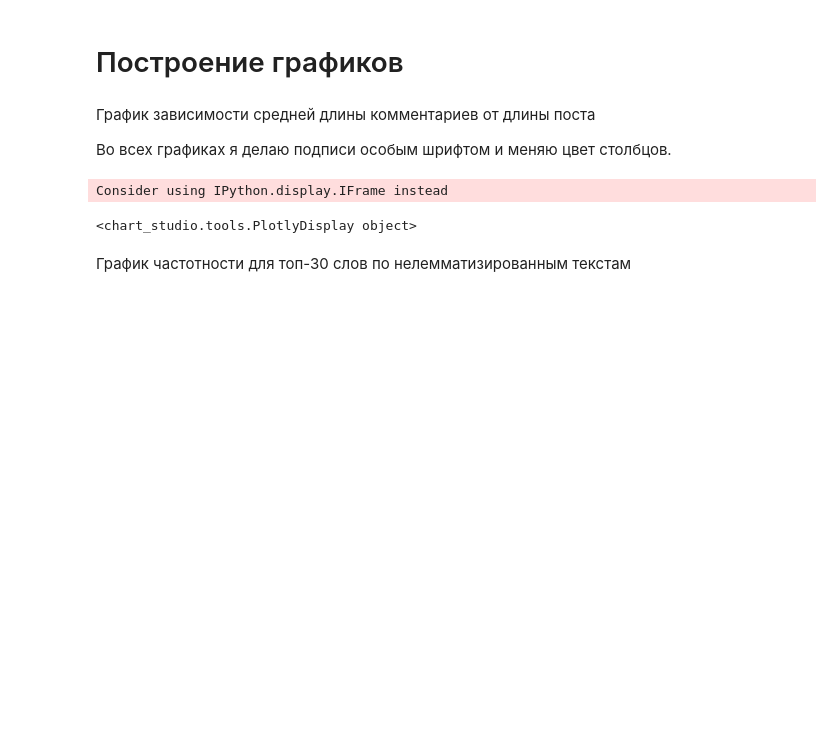
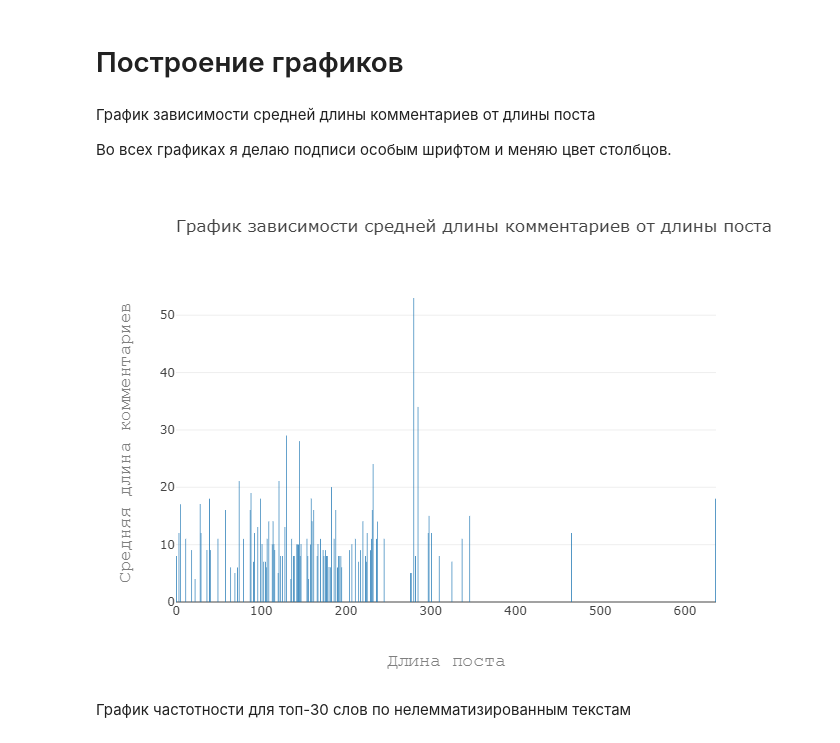
Before and after one commit to delfray/HSE_python, a Jupyter notebook: HW6/HW6.ipynb, the cells around one changed output. Drawn from its saved outputs; the diff is of its cells as text; code cells hidden in the pictures; blank space fills up the shorter version.

```diff
--- a/HW6/HW6.ipynb
+++ b/HW6/HW6.ipynb
@@ -281,10 +216,10 @@ print("Постов обработано: " + str(comment_counter))
 Используя информацию о том, сколько комментариев мы не смогли прочитать, смотрим, все ли комментарии мы занесли в массив.
 # %%
 test_counter = 0
-for post in log_progress(posts, every=1):
+for post in posts:
     test_counter += len(post["comments"])
 print("Скачено постов: " + str(comment_counter))
-print("Испорченых постов: " + str(bad_counter))
+print("Удалённых постов: " + str(bad_counter))
 print("Постов в базе: " + str(test_counter))
 if(test_counter == comment_counter - bad_counter):
     print("Все посты занесены верно")
@@ -616,36 +549,36 @@ data = [go.Bar(x=x, y=y)]
 layout = go.Layout(
     title=go.layout.Title(
         text='График зависимости средней длины комментариев от длины поста',
         xref='paper',
         x=0
     ),
     xaxis=go.layout.XAxis(
         title=go.layout.xaxis.Title(
             text='Длина поста',
             font=dict(
                 family='Courier New, monospace',
                 size=18,
                 color='#7f7f7f'
             )
         )
     ),
     yaxis=go.layout.YAxis(
         title=go.layout.yaxis.Title(
             text='Средняя длина комментариев',
             font=dict(
                 family='Courier New, monospace',
                 size=18,
                 color='#7f7f7f'
             )
         )
     )
 )
 # Отображаем график
 fig = go.Figure(data=data, layout=layout)
-py.iplot(fig, filename='len_post_len_com')
+pio.write_image(fig, 'img/plot1.png')
+Image.open('img/plot1.png')
 # %% [output]
-Consider using IPython.display.IFrame instead
-<chart_studio.tools.PlotlyDisplay object>
+[figure, added]
 # %% [markdown]
 График частотности для топ-30 слов по нелемматизированным текстам
 # %%
```
Also changed, not shown: parts of 18 cells of this notebook, 10 other files.
